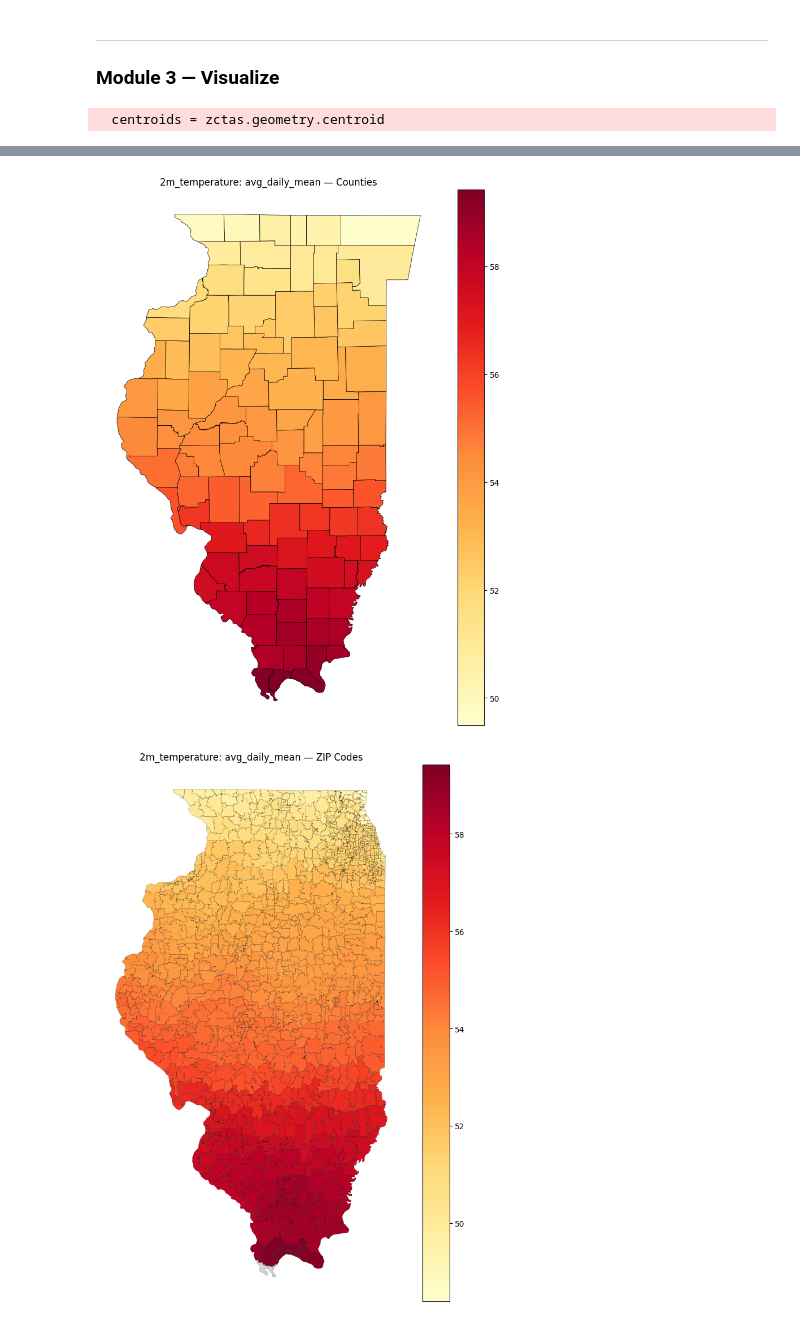
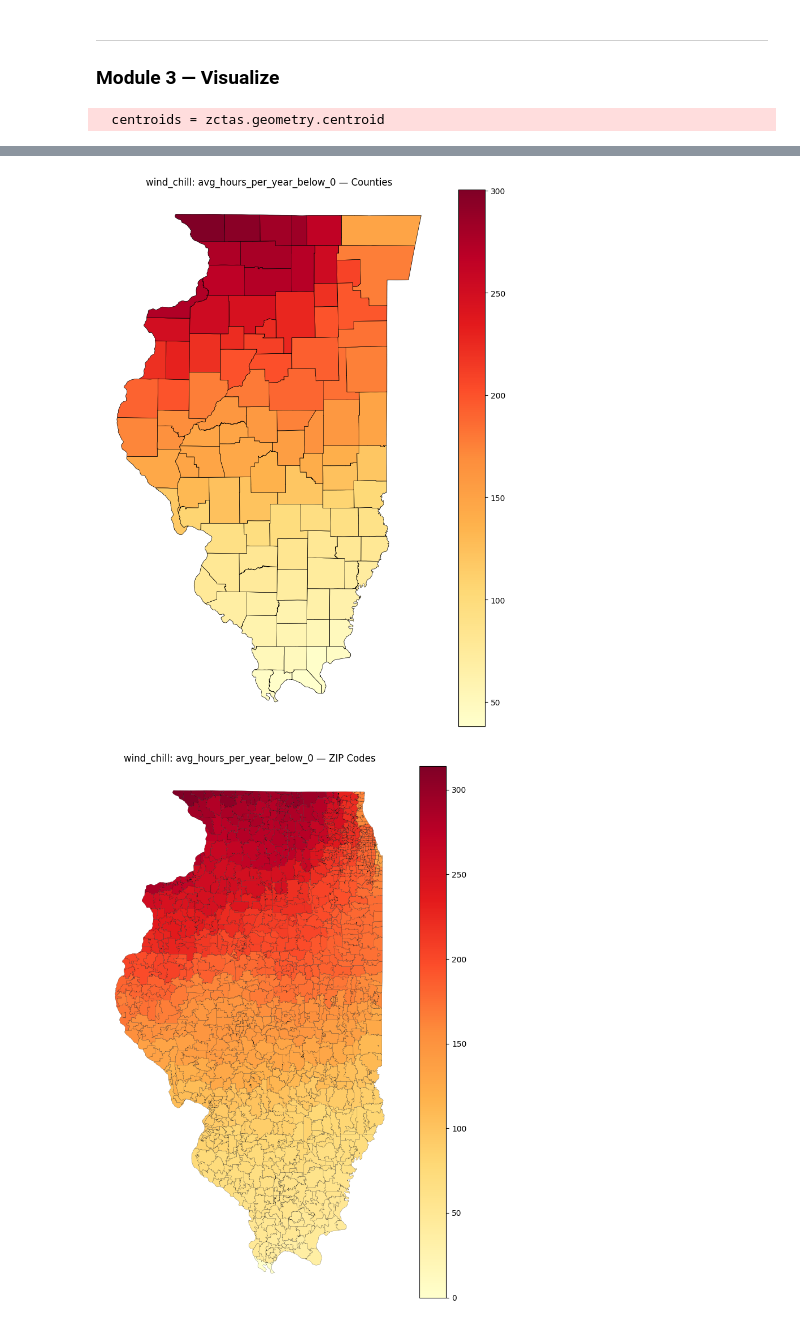
Before and after one commit to cdds-uiuc/climstat-era5, a Jupyter notebook: climstat_pipeline.ipynb, the cells around one changed output, grey strips where cells are left out. Drawn from its saved outputs; the diff is of its cells as text; code cells hidden in the pictures.

```diff
--- a/climstat_pipeline.ipynb
+++ b/climstat_pipeline.ipynb
@@ -19,8 +19,8 @@ DATA_DIR = "data"
 YEAR_START = 2020
 YEAR_END   = 2026
 
-# ── Ensemble forecast ────────────────────────────────────────────────────
-FORECAST_DAYS = 0  # 0 = skip ensemble, 14 = 2-week forecast
+# ── IFS forecast ─────────────────────────────────────────────────────────
+FORECAST_DAYS = 14  # 0 = gap-fill only, 7 = 1-week deterministic forecast
 
 # ── Metrics to compute (any subset of the registry) ──────────────────────
 METRICS = [
@@ -50,22 +50,22 @@ THRESHOLDS = {
 CONVERT_TO_F = True
 
 # ── Visualization ─────────────────────────────────────────────────────────
-EXAMPLE_COUNTY  = "Champaign County"
+EXAMPLE_COUNTY  = "Cook County"
 EXAMPLE_ZIPCODE = "61801"
 
 # Which metric to visualize (must be in METRICS above):
-PLOT_METRIC = "2m_temperature"
+PLOT_METRIC = "wind_chill"
 
 # Which daily column to plot in time series:
 #   "daily_max", "daily_mean", "daily_min",
 #   "hours_above_{t}" (e.g. "hours_above_90"), "hours_below_{t}"
-TIMESERIES_SUMMARY = "daily_mean"
+TIMESERIES_SUMMARY = "hours_below_0"
 
 # Which averages column to plot on maps:
 #   "avg_daily_max", "avg_daily_mean", "avg_daily_min",
 #   "avg_days_per_year_above_{t}", "avg_hours_per_year_above_{t}",
 #   "avg_days_per_year_below_{t}", "avg_hours_per_year_below_{t}"
-MAP_SUMMARY = "avg_daily_mean"
+MAP_SUMMARY = "avg_hours_per_year_below_0"
 
 # ── Derived paths ─────────────────────────────────────────────────────────
 CACHE_DIR           = os.path.join(DATA_DIR, "cache")
@@ -119,7 +121,6 @@ result = process_data(
     zcta_shapefile_path=ZCTA_SHAPEFILE_PATH,
     output_dir=OUTPUT_DIR,
     convert_to_f=CONVERT_TO_F,
-    ensemble_ds=raw["ensemble_ds"],
 )
 # %% [output]
   ERA5 data range: 20200101 -> 20260320
@@ -157,8 +158,6 @@ visualize_data(
     example_zipcode=EXAMPLE_ZIPCODE,
     timeseries_summary=TIMESERIES_SUMMARY,
     map_summary=MAP_SUMMARY,
-    forecast_start=result["forecast_start"],
-    forecast_end=result["forecast_end"],
 )
 # %% [output]
   centroids = zctas.geometry.centroid
@@ -174,2 +173,2 @@ Visualization complete for 1 metrics.
-[figure, old version]
+[figure, new version]
-[figure, old version]
+[figure, new version]
```
Also changed, not shown: parts of 4 cells of this notebook, 18 other files.
